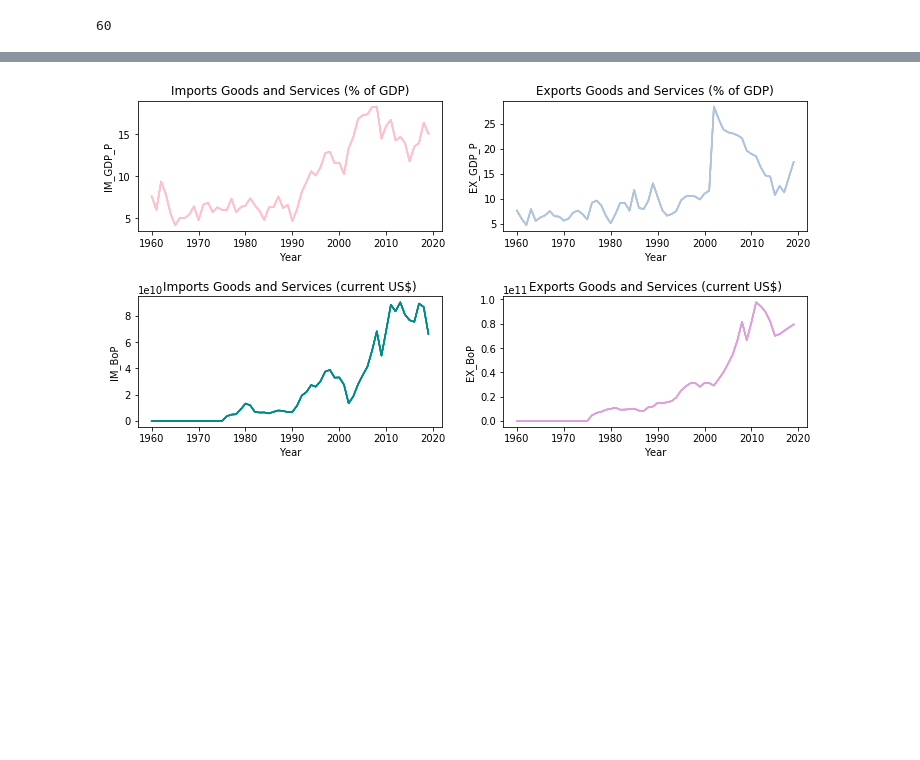
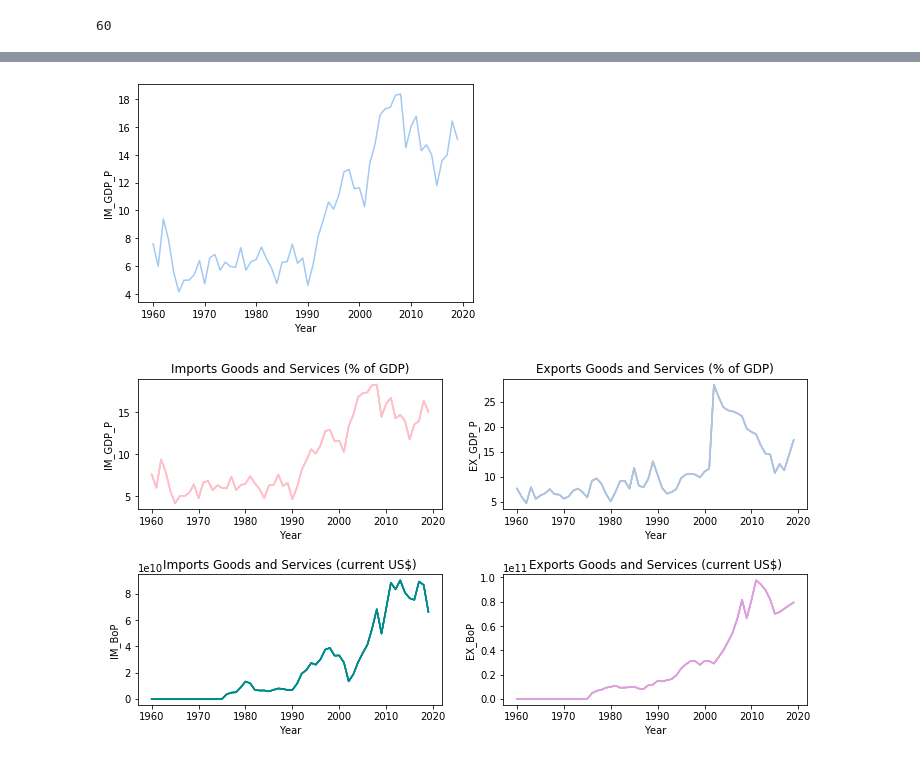
Before and after one commit to AndyRadCat/Country_Trade_EcoGrowth, a Jupyter notebook: Country_Openness_Cleaning.ipynb, the cells around one changed output, grey strips where cells are left out. Saved outputs shown, nothing was run; the diff lists cells and outputs as text; code cells hidden in the pictures; blank space fills up the shorter version.

```diff
--- a/Country_Openness_Cleaning.ipynb
+++ b/Country_Openness_Cleaning.ipynb
@@ -568,8 +577,8 @@ len(country['Argentina'])
 # %%
-short_names= ['BR', 'AG', 'MX', 'CH', 'HK', 'SG', 'SK', 'KR', 'ID']
+short_names= ['BR', 'AG', 'MX', 'CH', 'HK', 'SG', 'KR', 'ID']
 
 #for short in short_names:
 #    for country in countries_columns:
 
 
-country['Argentina']['Country Name'] = ('Arg' * 60)
+country['Argentina']['Country Name'] = (['AG'] * 60)
@@ -597,0 +585,8 @@ country['Argentina']
+# %%
+country['Brazil']['Country Name'] = (['BR'] * 60)
+country['Mexico']['Country Name'] = (['MX'] * 60)
+country['Chile']['Country Name'] = (['CH'] * 60)
+country['Hong Kong SAR, China']['Country Name'] = (['HK'] * 60)
+country['Singapore']['Country Name'] = (['SG'] * 60)
+country['Korea, Rep.']['Country Name'] = (['KR'] * 60)
+country['Indonesia']['Country Name'] = (['ID'] * 60)
@@ -598,3 +635,9 @@ country['Argentina']
+# %%
+sns.lineplot(data = country['Argentina'],
+            x = 'Year',
+            y = 'IM_GDP_P');
+# %% [output]
+[figure, added]
 # %%
 fig, axes = plt.subplots(nrows = 2,
                        ncols = 2,
```
Also changed, not shown: parts of 10 cells of this notebook.
